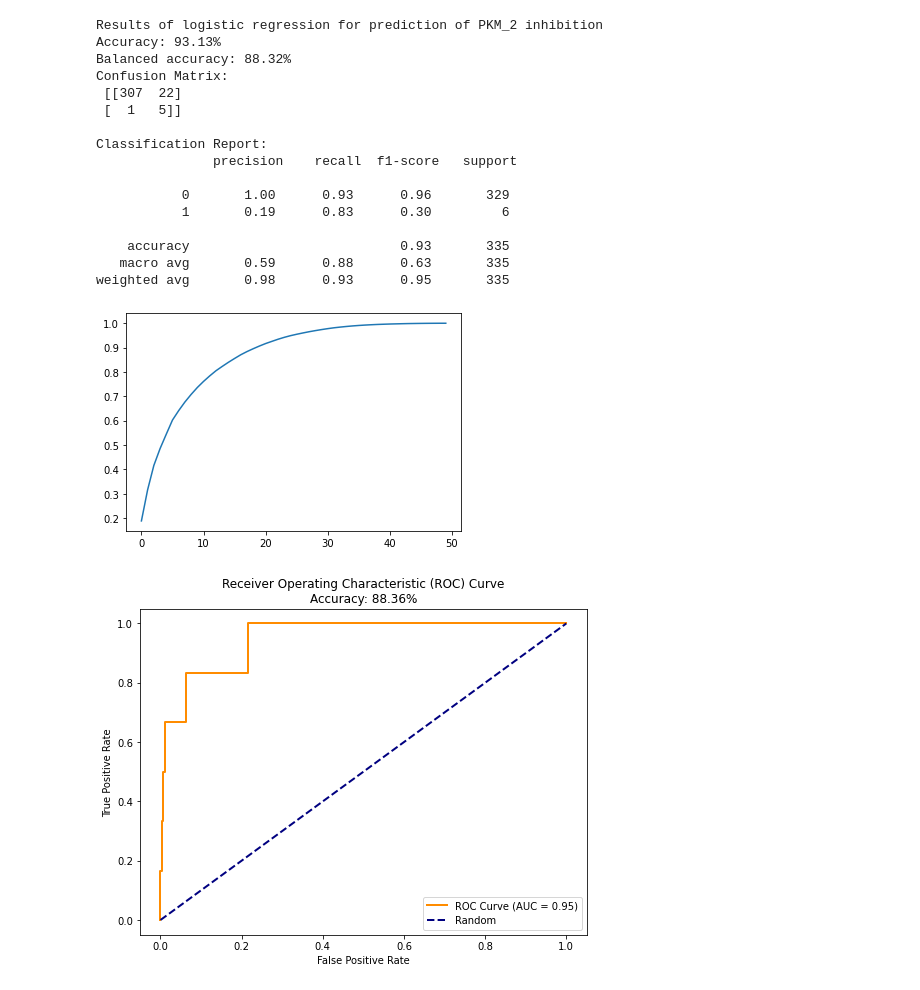
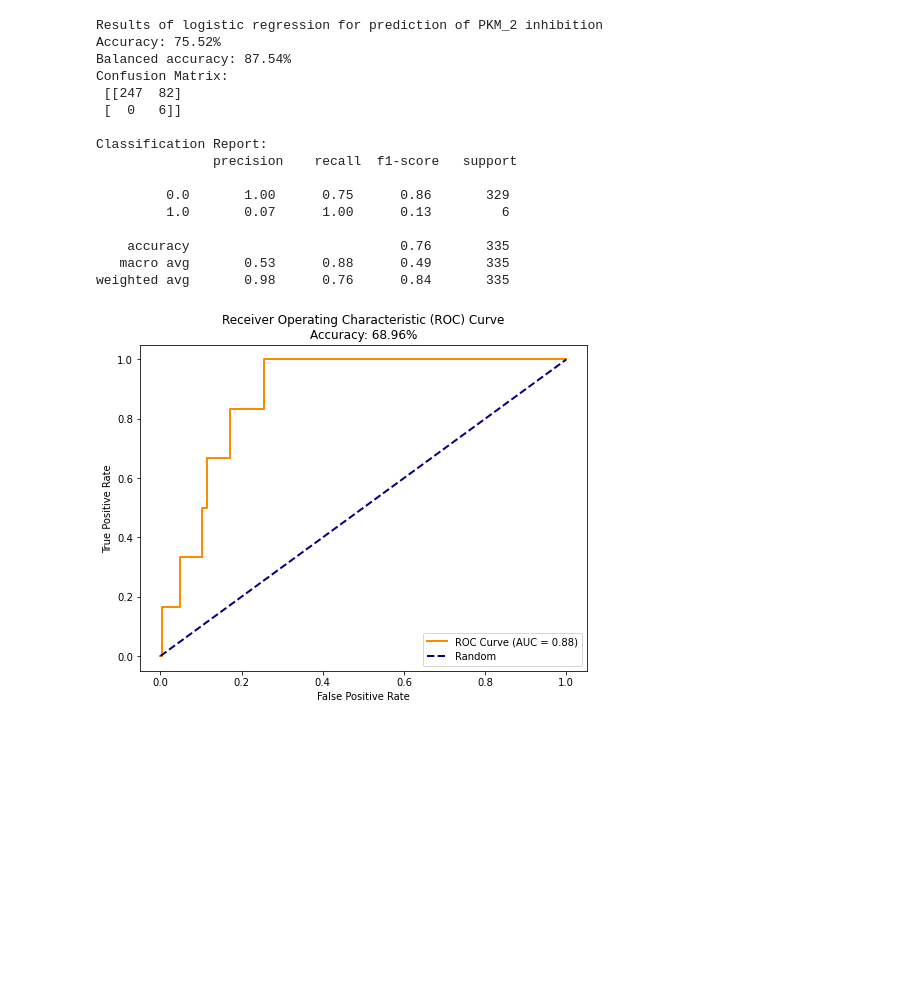
Before and after one commit to Tim0828/8CC00-groep-9, a Jupyter notebook: regression/regression.ipynb, the cells around one changed output. Cells and saved outputs as stored; diff of their text form; code cells hidden in the pictures; blank space fills up the shorter version.

```diff
--- a/regression/regression.ipynb
+++ b/regression/regression.ipynb
@@ -42,36 +8,18 @@ X_best_ERK2 = selector_ERK2.fit_transform(X_filtered, df_ERK2)
 # %%
 # Split the data into X and y
-y = df_PKM2
-X = X_best_PKM2
-
-scaler = MinMaxScaler()
-X = scaler.fit_transform(X)
+y=pd.read_csv("y_PKM2.csv")
+X = pd.read_csv("X_PKM2_pca.csv")
 
 # Split the data into training and test data set
 X_train, X_test, y_train, y_test_PKM2 = train_test_split(X,y, train_size=0.7,test_size=0.3,random_state=42)
 
-# Decide the number of PCA components based on the retained information
-pca = PCA()
-pca.fit(X_train)
-explained_variance = pca.explained_variance_ratio_.cumsum()
-plt.plot(explained_variance)
-
-# Determine the number of components needed to explain 90% of the variance
-desired_variance = 0.90
-num_components = (np.argmax(explained_variance >= desired_variance) + 1)
-
-#loose components who have too little influence
-pca=PCA(n_components=num_components)
-X_train_pca = pca.fit_transform(X_train)
-X_test_pca = pca.transform(X_test)
-
 highest_BAcc_result_PKM2 = float('-inf')
-for i in range(20):
+for i in range(100):
 
     logr_model=LogisticRegression(class_weight={0: 1, 1: i}) #weights added to make sure 1 has a higher chance
-    logr_model.fit(X_train_pca,y_train)
+    logr_model.fit(X_train,y_train)
 
-    y_pred_PKM2 = logr_model.predict(X_test_pca)
+    y_pred_PKM2 = logr_model.predict(X_test)
     accuracy_PKM2 = accuracy_score(y_test_PKM2, y_pred_PKM2)
     balanced_accuracy_PKM2=balanced_accuracy_score(y_test_PKM2, y_pred_PKM2)
 
@@ -84,43 +32,42 @@ for i in range(20):
 
 print("Results of logistic regression for prediction of PKM_2 inhibition")
 print("Accuracy: {:.2f}%".format(highest_acc_result_PKM2 * 100))
 print("Balanced accuracy: {:.2f}%".format(highest_BAcc_result_PKM2 * 100))
 
 # evaluate the model
 print("Confusion Matrix:\n", confusion_matrix(y_test_PKM2, best_y_pred_PKM2))
 print("\nClassification Report:\n", classification_report(y_test_PKM2, best_y_pred_PKM2))
 
 # Plot ROC Curve
-y_prob_PKM2 = logr_model.predict_proba(X_test_pca)[:, 1]
+y_prob_PKM2 = logr_model.predict_proba(X_test)[:, 1]
 fpr, tpr, thresholds = roc_curve(y_test_PKM2, y_prob_PKM2)
 roc_auc = auc(fpr, tpr)
 
 plt.figure(figsize=(8, 6))
 plt.plot(fpr, tpr, color='darkorange', lw=2,
          label=f'ROC Curve (AUC = {roc_auc:.2f})')
 plt.plot([0, 1], [0, 1], color='navy', lw=2, linestyle='--', label='Random')
 plt.xlabel('False Positive Rate')
 plt.ylabel('True Positive Rate')
 plt.title('Receiver Operating Characteristic (ROC) Curve\nAccuracy: {:.2f}%'.format(accuracy_PKM2 * 100))
 plt.legend(loc="lower right")
 plt.show()
 # %% [output]
 Results of logistic regression for prediction of PKM_2 inhibition
-Accuracy: 93.13%
-Balanced accuracy: 88.32%
+Accuracy: 75.52%
+Balanced accuracy: 87.54%
 Confusion Matrix:
- [[307  22]
- [  1   5]]
+ [[247  82]
+ [  0   6]]
 
 Classification Report:
                precision    recall  f1-score   support
 
-           0       1.00      0.93      0.96       329
-           1       0.19      0.83      0.30         6
+         0.0       1.00      0.75      0.86       329
+         1.0       0.07      1.00      0.13         6
 
-    accuracy                           0.93       335
-   macro avg       0.59      0.88      0.63       335
-weighted avg       0.98      0.93      0.95       335
+    accuracy                           0.76       335
+   macro avg       0.53      0.88      0.49       335
+weighted avg       0.98      0.76      0.84       335
-[figure, old version]
+[figure, new version]
-[figure, removed]
 # %%
```
Also changed, not shown: parts of 4 cells of this notebook, 7 other files.
